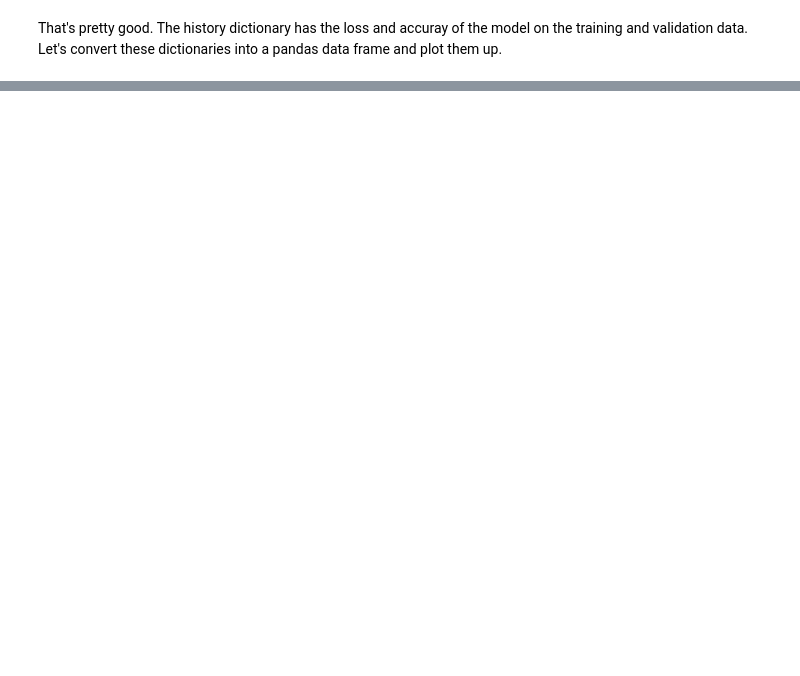
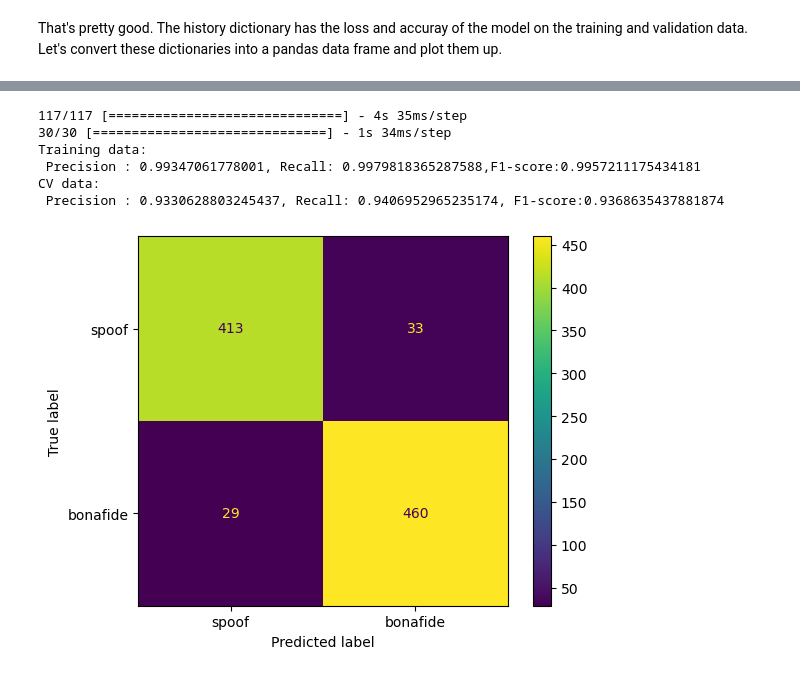
Before and after one commit to savinshynu/AudioShield, a Jupyter notebook: Notebooks/SSV_audioshield-omdena.ipynb, the cells around one changed output, grey strips where cells are left out. Drawn from its saved outputs; the diff is of its cells as text; code cells hidden in the pictures; blank space fills up the shorter version.

```diff
--- a/Notebooks/SSV_audioshield-omdena.ipynb
+++ b/Notebooks/SSV_audioshield-omdena.ipynb
@@ -625,7 +625,36 @@ See the caveats in the documentation: https://pandas.pydata.org/pandas-docs/stab
 # %%
+from sklearn.metrics import ConfusionMatrixDisplay
+from sklearn.metrics import precision_score, recall_score, f1_score
+
 # For prediction of a single sample
-ycv = simple_cnn.predict(np.expand_dims(X_cv[100,:,:,:],0))
-print(ycv)
+#ycv = simple_cnn.predict(np.expand_dims(X_cv[100,:,:,:],0))
+#print(ycv)
+
+ypred_train = simple_cnn.predict(X_train)
+ypred_train[ypred_train>0.5] = 1
+ypred_train[ypred_train<0.5] = 0
+
+ypred_cv = simple_cnn.predict(X_cv)
+ypred_cv[ypred_cv>0.5] = 1
+ypred_cv[ypred_cv<0.5] = 0
+
+print("Training data:")
+print(f" Precision : {precision_score(Y_train, ypred_train)}, Recall: {recall_score(Y_train, ypred_train)},F1-score:{f1_score(Y_train, ypred_train)}")
+
+print("CV data:")
+print(f" Precision : {precision_score(Y_cv, ypred_cv)}, Recall: {recall_score(Y_cv, ypred_cv)}, F1-score:{f1_score(Y_cv, ypred_cv)}")
+# %% [output]
+117/117 [==============================] - 4s 35ms/step
+30/30 [==============================] - 1s 34ms/step
+Training data:
+ Precision : 0.99347061778001, Recall: 0.9979818365287588,F1-score:0.9957211175434181
+CV data:
+ Precision : 0.9330628803245437, Recall: 0.9406952965235174, F1-score:0.9368635437881874
+# %%
+ConfusionMatrixDisplay.from_predictions(Y_cv, ypred_cv, display_labels = ['spoof','bonafide'])
+plt.show()
+# %% [output]
+[figure, added]
 # %%
 # Let's save the model to an h5 format
 simple_cnn.save("simple-cnn-ssv.h5")
```
Also changed, not shown: parts of 13 cells of this notebook, 2 other files.
